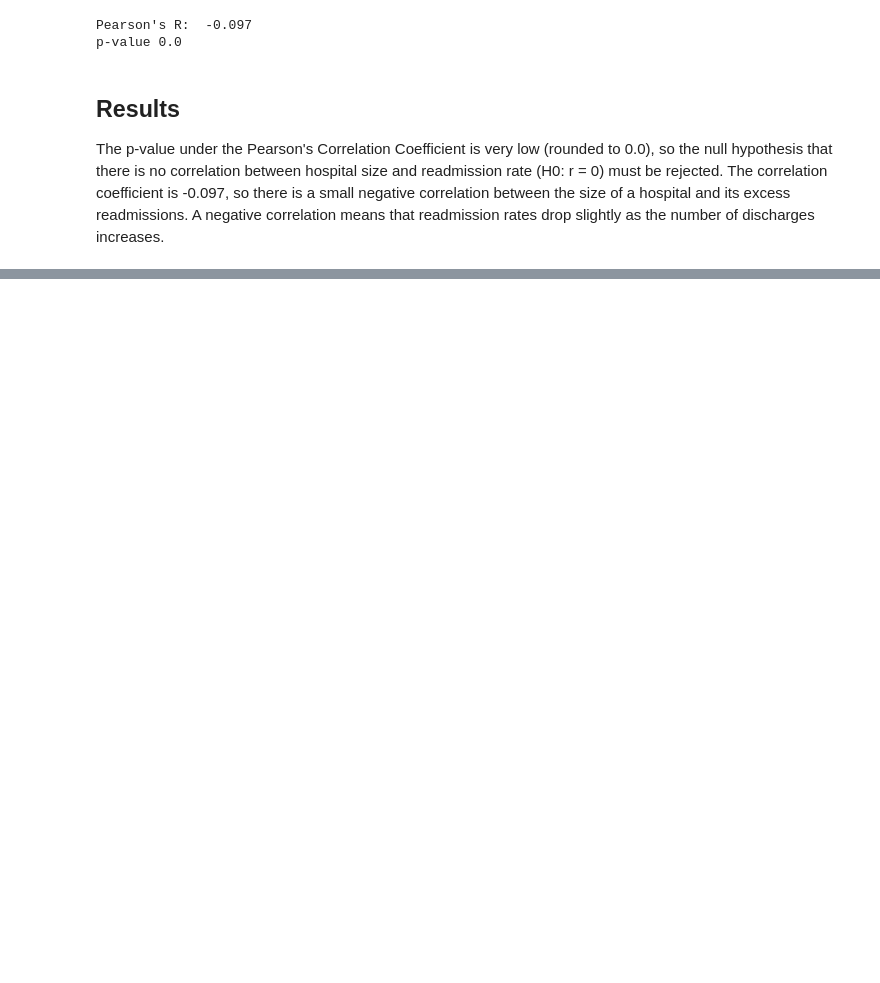
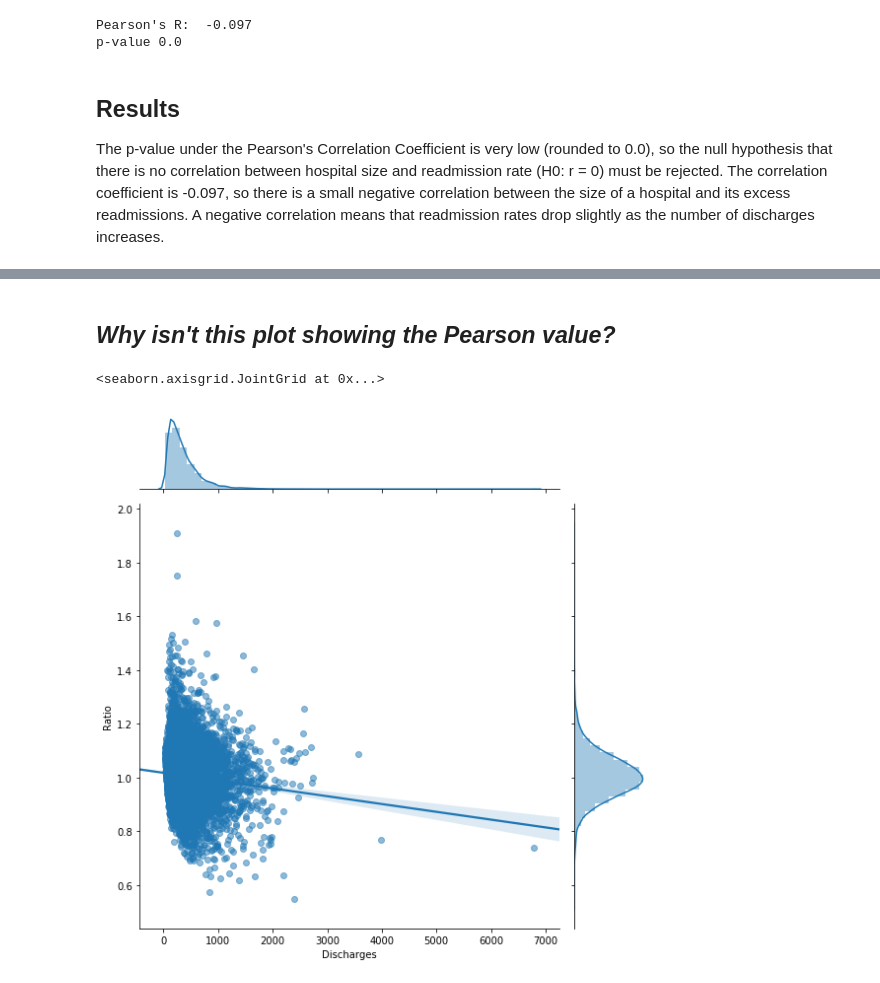
Before and after one commit to chudzikr/EDA, a Jupyter notebook: hypothesis_test_3_hospital-readmit_chudzik.ipynb, the cells around one changed output, grey strips where cells are left out. Drawn from its saved outputs; the diff is of its cells as text; code cells hidden in the pictures; blank space fills up the shorter version.

```diff
--- a/hypothesis_test_3_hospital-readmit_chudzik.ipynb
+++ b/hypothesis_test_3_hospital-readmit_chudzik.ipynb
@@ -226,0 +233,7 @@ The p-value under the Pearson's Correlation Coefficient is very low (rounded to
+# %% [markdown]
+## *Why isn't this plot showing the Pearson value?*
+# %%
+sns.jointplot('Discharges', 'Ratio', data=df, size = 8, scatter_kws = {'alpha' : 0.5}, kind = 'reg')
+# %% [output]
+<seaborn.axisgrid.JointGrid at 0x...>
+[figure, added]
```
Also changed, not shown: parts of 3 cells of this notebook.
